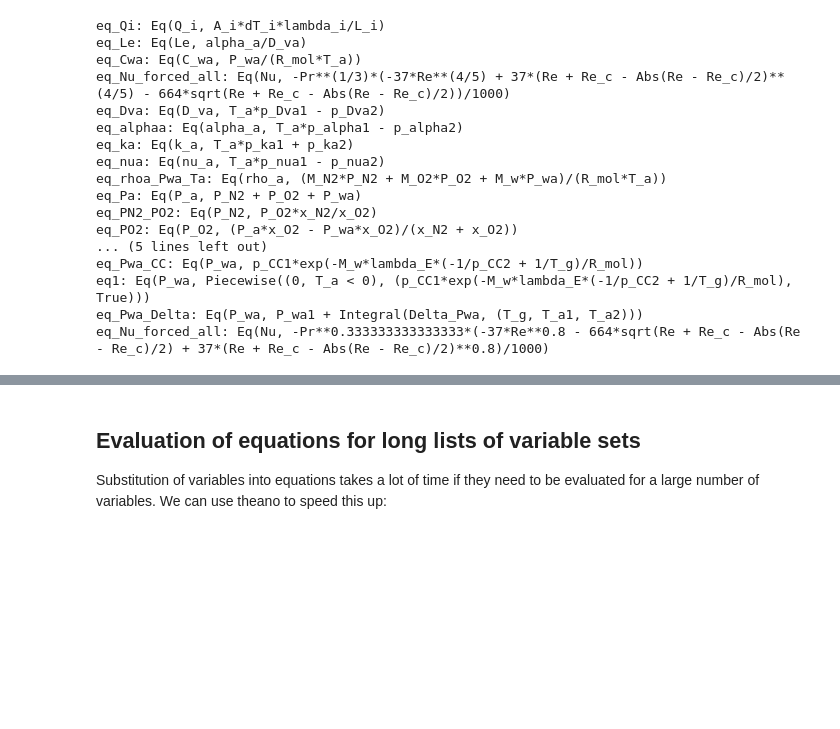
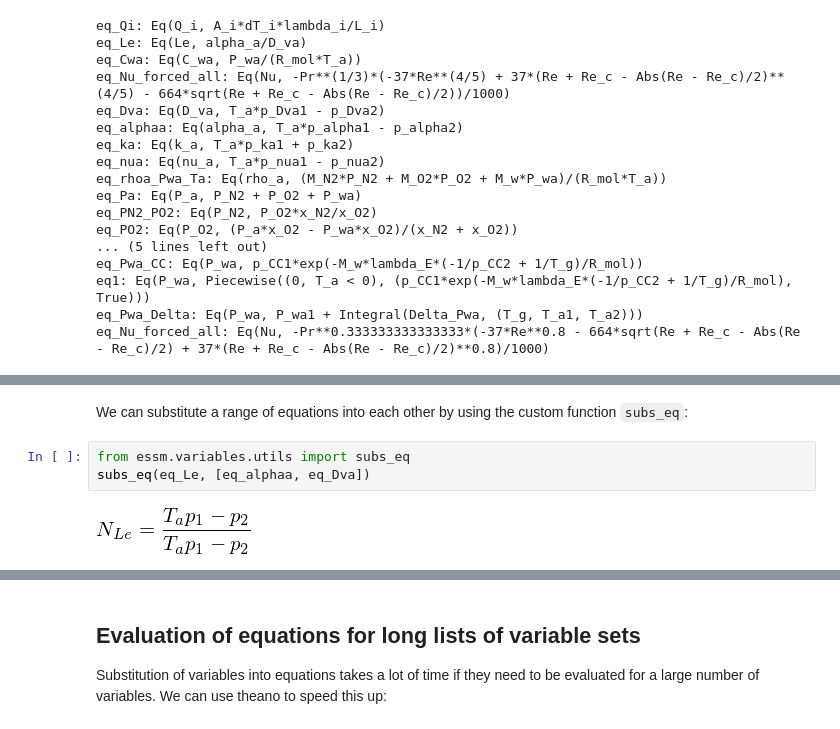
Before and after one commit to schymans/ESSM_jupyter_examples, a Jupyter notebook: api_documentation_master.ipynb, the cells around one changed output, grey strips where cells are left out. Drawn from its saved outputs; the diff is of its cells as text; blank space fills up the shorter version.

```diff
--- a/api_documentation_master.ipynb
+++ b/api_documentation_master.ipynb
@@ -738,0 +776,7 @@ eq_Nu_forced_all: Eq(Nu, -Pr**0.333333333333333*(-37*Re**0.8 - 664*sqrt(Re + Re_
+# %% [markdown]
+We can substitute a range of equations into each other by using the custom function `subs_eq`:
+# %%
+from essm.variables.utils import subs_eq
+subs_eq(eq_Le, [eq_alphaa, eq_Dva])
+# %% [output]
+[figure, added]
```
Also changed, not shown: parts of 17 cells of this notebook, 1 other file.
